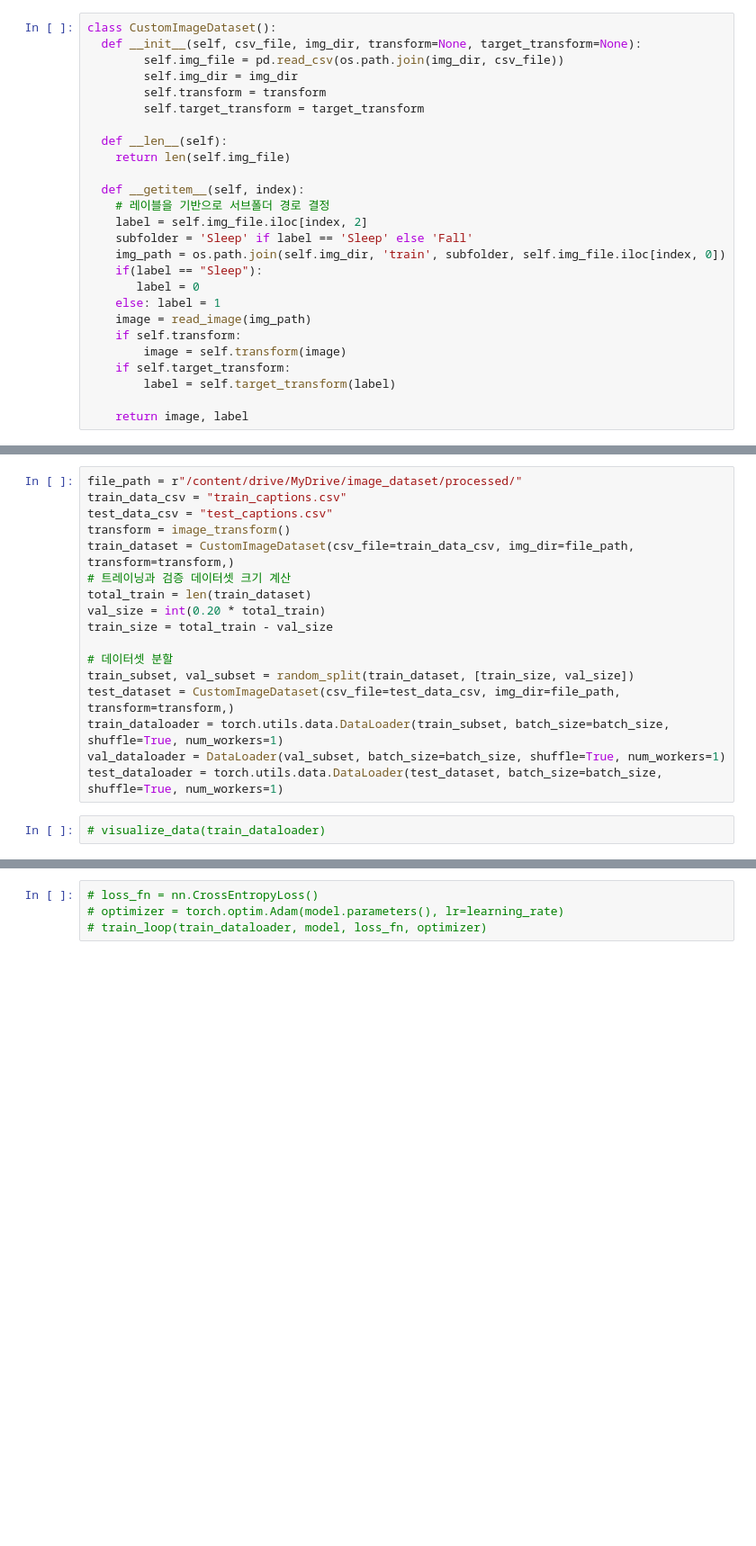
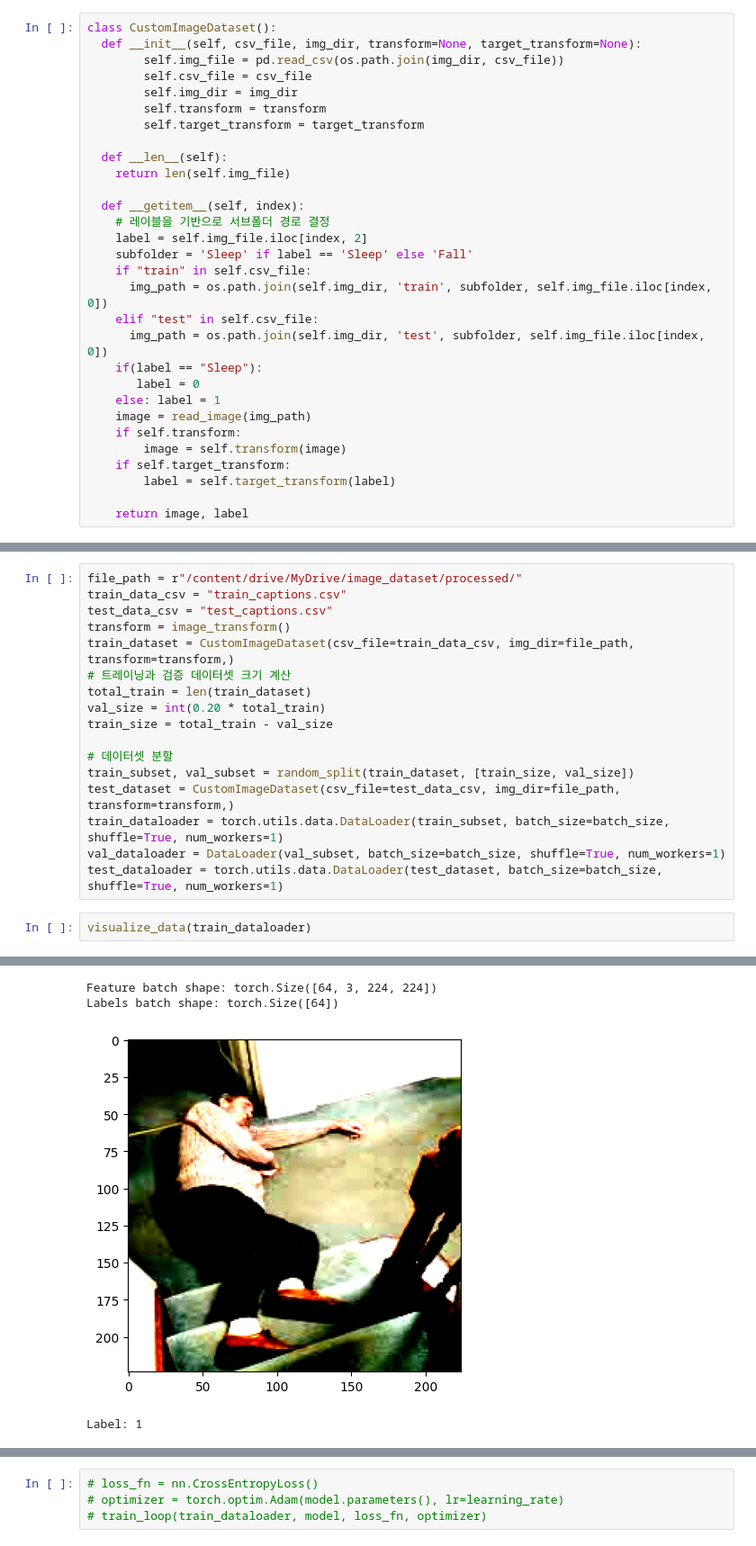
Before and after one commit to qkrwoghd04/binary_classification_using_BERT-ViT, a Jupyter notebook: vit_classification_using_pytorch.ipynb, the cells around one changed output, grey strips where cells are left out. Shown at 90% size. Saved outputs shown, nothing was run; the diff lists cells and outputs as text; blank space fills up the shorter version.

```diff
--- a/vit_classification_using_pytorch.ipynb
+++ b/vit_classification_using_pytorch.ipynb
@@ -72,6 +72,7 @@ NUM_OF_PATCHES = int((IMAGE_WIDTH * IMAGE_HEIGHT) / PATCH_SIZE**2) #((224*224)/
 class CustomImageDataset():
   def __init__(self, csv_file, img_dir, transform=None, target_transform=None):
         self.img_file = pd.read_csv(os.path.join(img_dir, csv_file))
+        self.csv_file = csv_file
         self.img_dir = img_dir
         self.transform = transform
         self.target_transform = target_transform
@@ -83,7 +84,10 @@ class CustomImageDataset():
     # 레이블을 기반으로 서브폴더 경로 결정
     label = self.img_file.iloc[index, 2]
     subfolder = 'Sleep' if label == 'Sleep' else 'Fall'
-    img_path = os.path.join(self.img_dir, 'train', subfolder, self.img_file.iloc[index, 0])
+    if "train" in self.csv_file:
+      img_path = os.path.join(self.img_dir, 'train', subfolder, self.img_file.iloc[index, 0])
+    elif "test" in self.csv_file:
+      img_path = os.path.join(self.img_dir, 'test', subfolder, self.img_file.iloc[index, 0])
     if(label == "Sleep"):
        label = 0
     else: label = 1
@@ -252,5 +255,6 @@ test_dataset = CustomImageDataset(csv_file=test_data_csv, img_dir=file_path, tra
 train_dataloader = torch.utils.data.DataLoader(train_subset, batch_size=batch_size, shuffle=True, num_workers=1)
 val_dataloader = DataLoader(val_subset, batch_size=batch_size, shuffle=True, num_workers=1)
 test_dataloader = torch.utils.data.DataLoader(test_dataset, batch_size=batch_size, shuffle=True, num_workers=1)
-# %%
-# visualize_data(train_dataloader)
+# %%
+visualize_data(train_dataloader)
+# %% [output]
@@ -256,0 +262,4 @@ test_dataloader = torch.utils.data.DataLoader(test_dataset, batch_size=batch_siz
+Feature batch shape: torch.Size([64, 3, 224, 224])
+Labels batch shape: torch.Size([64])
+[figure, added]
+Label: 1
```
Also changed, not shown: parts of 17 cells of this notebook.
